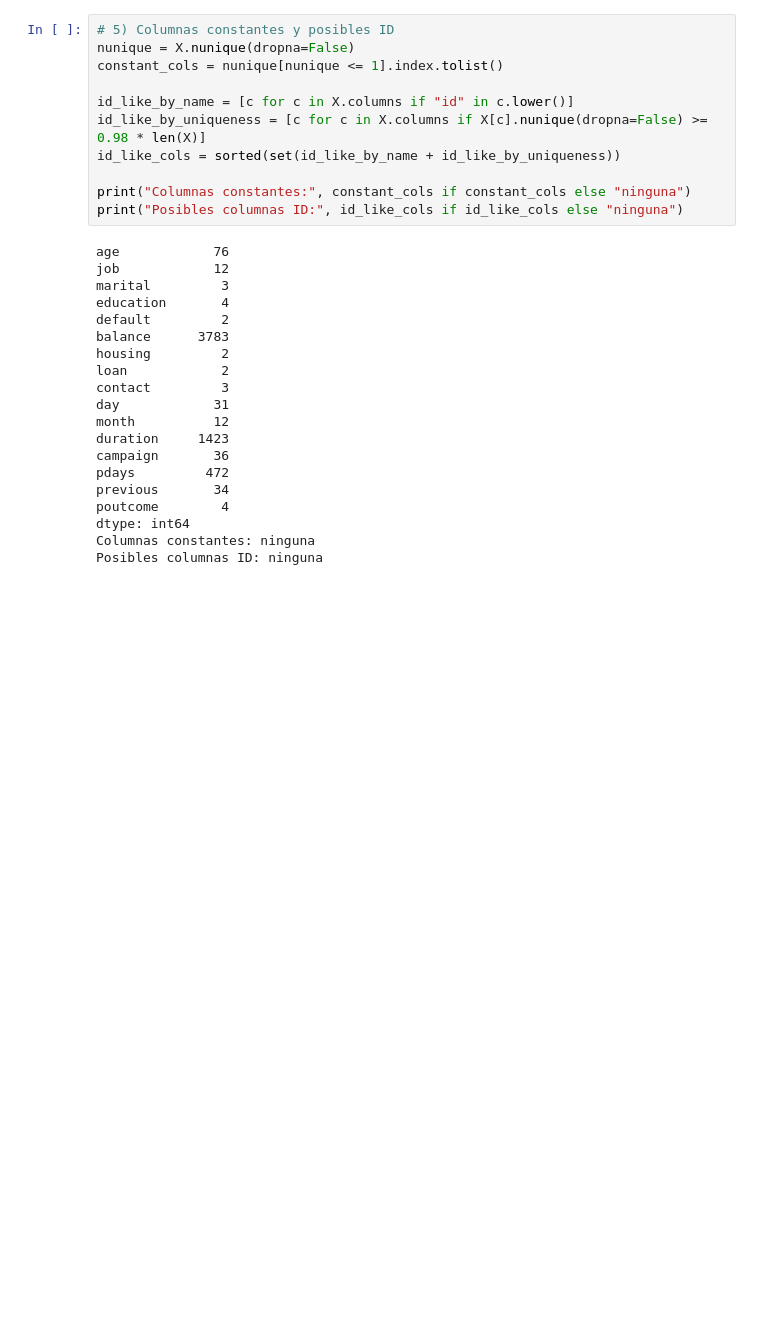
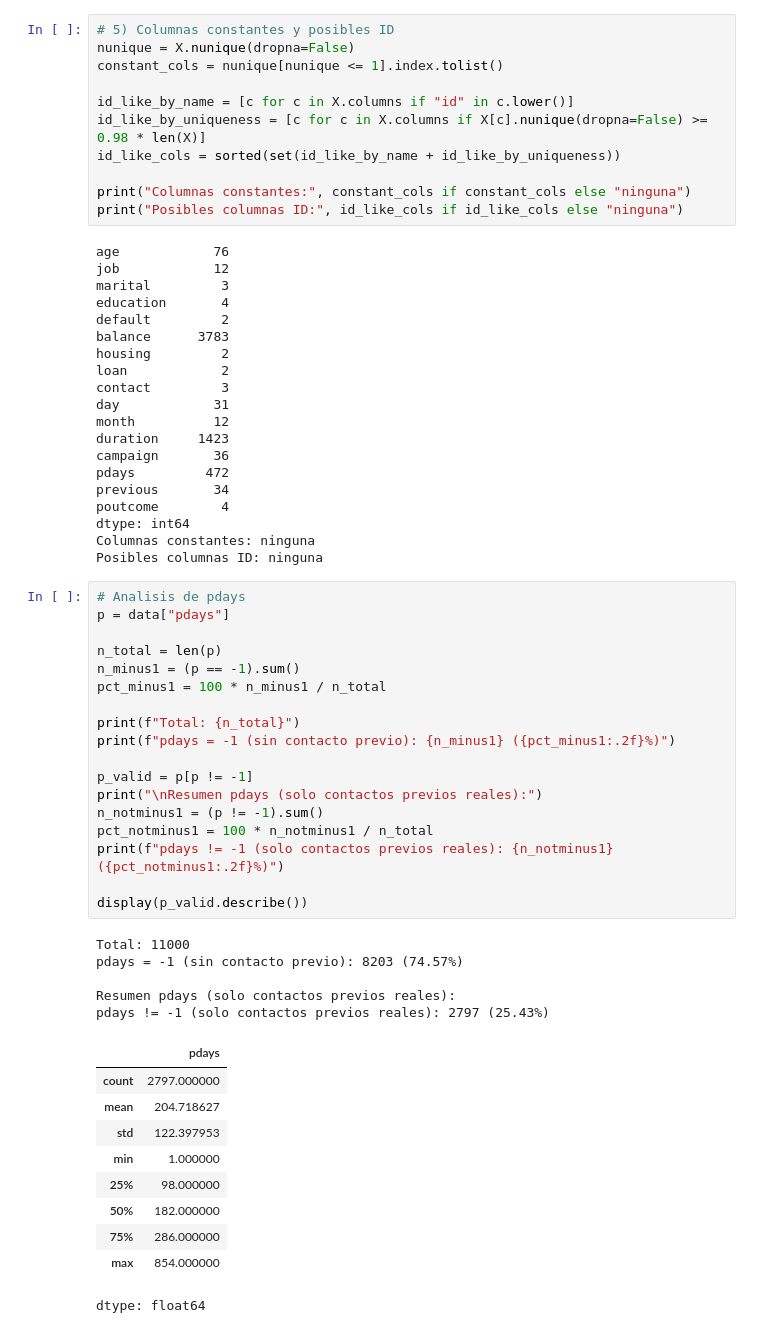
Before and after one commit to 100522401/P1_AA_100522396_100522401, a Jupyter notebook: notebooks/Cuaderno.ipynb, the cells around one changed output. Drawn from its saved outputs; the diff is of its cells as text; blank space fills up the shorter version.

Commit message:
added pday column analisis

```diff
--- a/notebooks/Cuaderno.ipynb
+++ b/notebooks/Cuaderno.ipynb
@@ -189,3 +189,37 @@ poutcome        4
 dtype: int64
 Columnas constantes: ninguna
 Posibles columnas ID: ninguna
+# %%
+# Analisis de pdays
+p = data["pdays"]
+
+n_total = len(p)
+n_minus1 = (p == -1).sum()
+pct_minus1 = 100 * n_minus1 / n_total
+
+print(f"Total: {n_total}")
+print(f"pdays = -1 (sin contacto previo): {n_minus1} ({pct_minus1:.2f}%)")
+
+p_valid = p[p != -1]
+print("\nResumen pdays (solo contactos previos reales):")
+n_notminus1 = (p != -1).sum()
+pct_notminus1 = 100 * n_notminus1 / n_total
+print(f"pdays != -1 (solo contactos previos reales): {n_notminus1} ({pct_notminus1:.2f}%)")
+
+display(p_valid.describe())
+# %% [output]
+Total: 11000
+pdays = -1 (sin contacto previo): 8203 (74.57%)
+
+Resumen pdays (solo contactos previos reales):
+pdays != -1 (solo contactos previos reales): 2797 (25.43%)
+|  | pdays |
+| count | 2797.000000 |
+| mean | 204.718627 |
+| std | 122.397953 |
+| min | 1.000000 |
+| 25% | 98.000000 |
+| 50% | 182.000000 |
+| 75% | 286.000000 |
+| max | 854.000000 |
+dtype: float64
```
